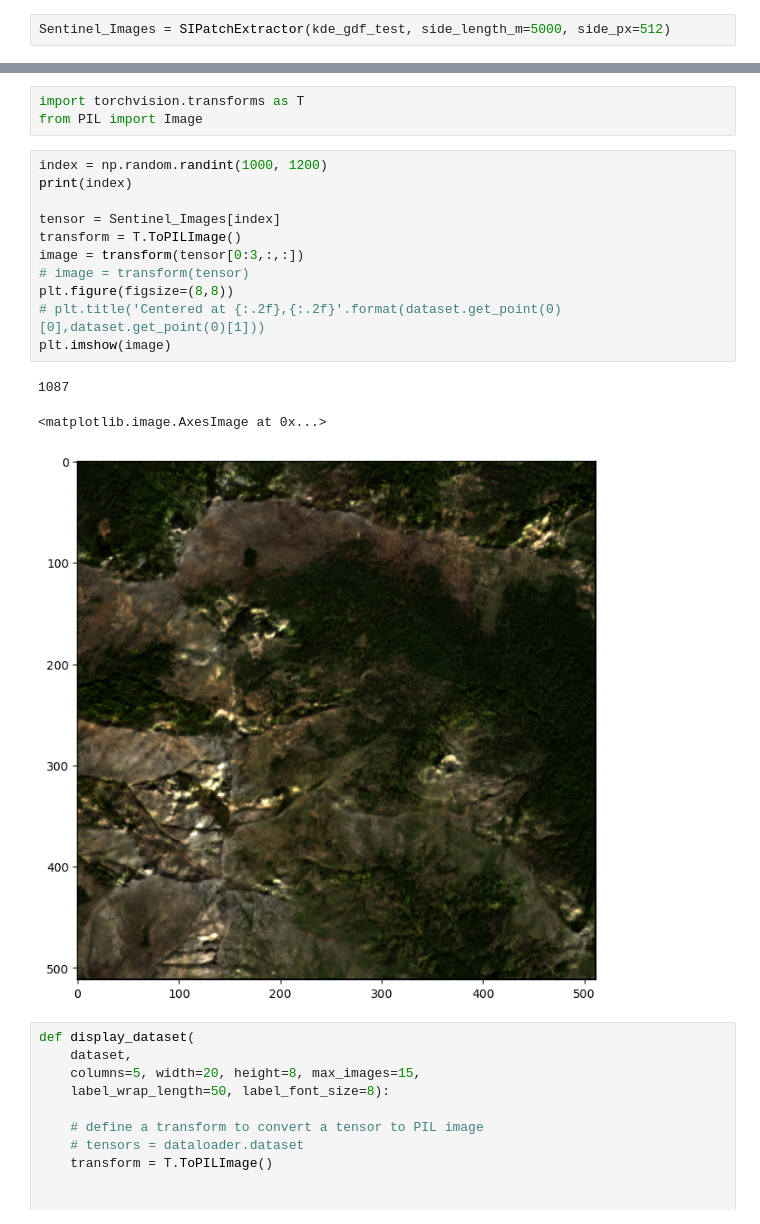
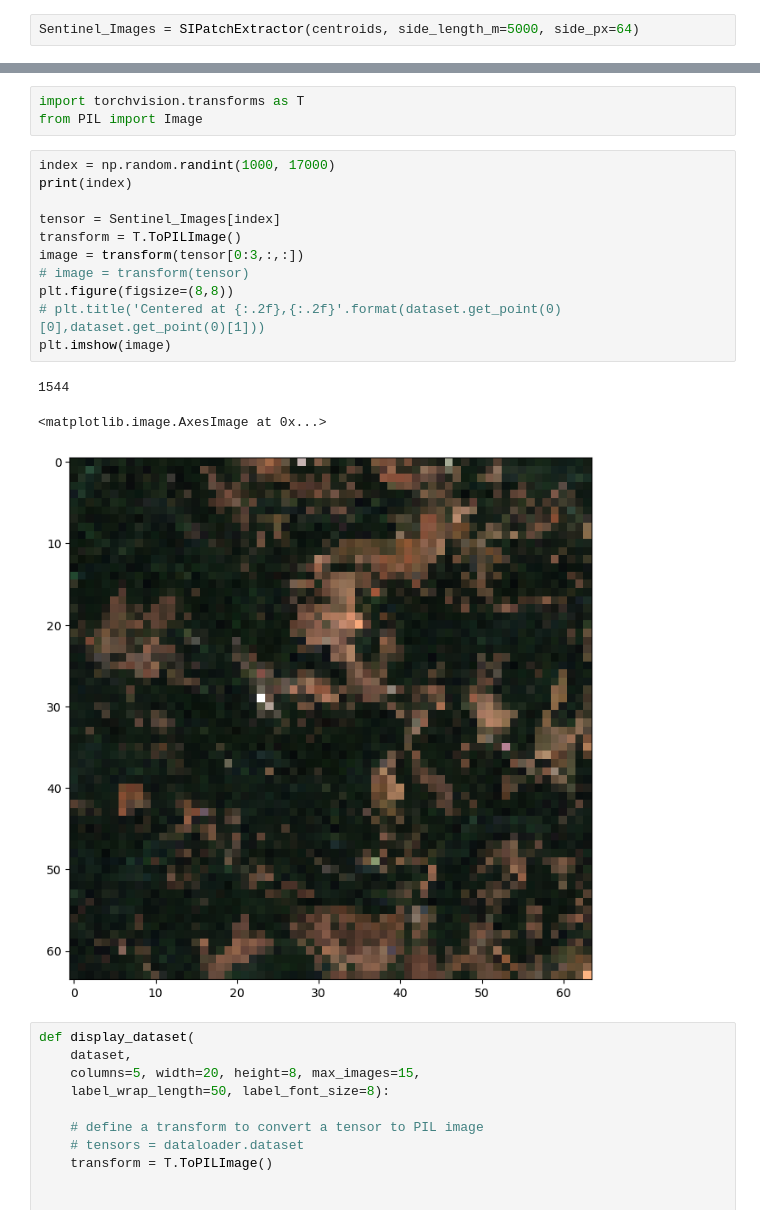
Before and after one commit to ando-shah/sdm-geolifeCLEF, a Jupyter notebook: raster/si_patch.ipynb, the cells around one changed output, grey strips where cells are left out. Saved outputs shown, nothing was run; the diff lists cells and outputs as text.

Commit message:
minor updates for processing all CA images

```diff
--- a/raster/si_patch.ipynb
+++ b/raster/si_patch.ipynb
@@ -402,7 +402,7 @@ kde_gdf_test.columns, kde_gdf_test.head()
  1003     1003 -123.340558  41.255879  POINT (-123.34056 41.25588)
  1004     1004 -123.340558  41.305879  POINT (-123.34056 41.30588))
 # %%
-Sentinel_Images = SIPatchExtractor(kde_gdf_test, side_length_m=5000, side_px=512)
+Sentinel_Images = SIPatchExtractor(centroids, side_length_m=5000, side_px=64)
 # %% [output]
 Organizing grid centroids according to Hilbert distance...
 Get the URLs of all the Sentinel-2 images to extract from ...
@@ -437,20 +437,20 @@ Sentinel_Images.data.lon[1000], Sentinel_Images.data.lat[1000]
 import torchvision.transforms as T
 from PIL import Image
 # %%
-index = np.random.randint(1000, 1200)
+index = np.random.randint(1000, 17000)
 print(index)
 
 tensor = Sentinel_Images[index]
 transform = T.ToPILImage()
 image = transform(tensor[0:3,:,:])
 # image = transform(tensor)
 plt.figure(figsize=(8,8))
 # plt.title('Centered at {:.2f},{:.2f}'.format(dataset.get_point(0)[0],dataset.get_point(0)[1]))
 plt.imshow(image)
 # %% [output]
-1087
+1544
 <matplotlib.image.AxesImage at 0x...>
-[figure, old version]
+[figure, new version]
 # %%
 def display_dataset(
     dataset,
```
Also changed, not shown: parts of 4 cells of this notebook.
